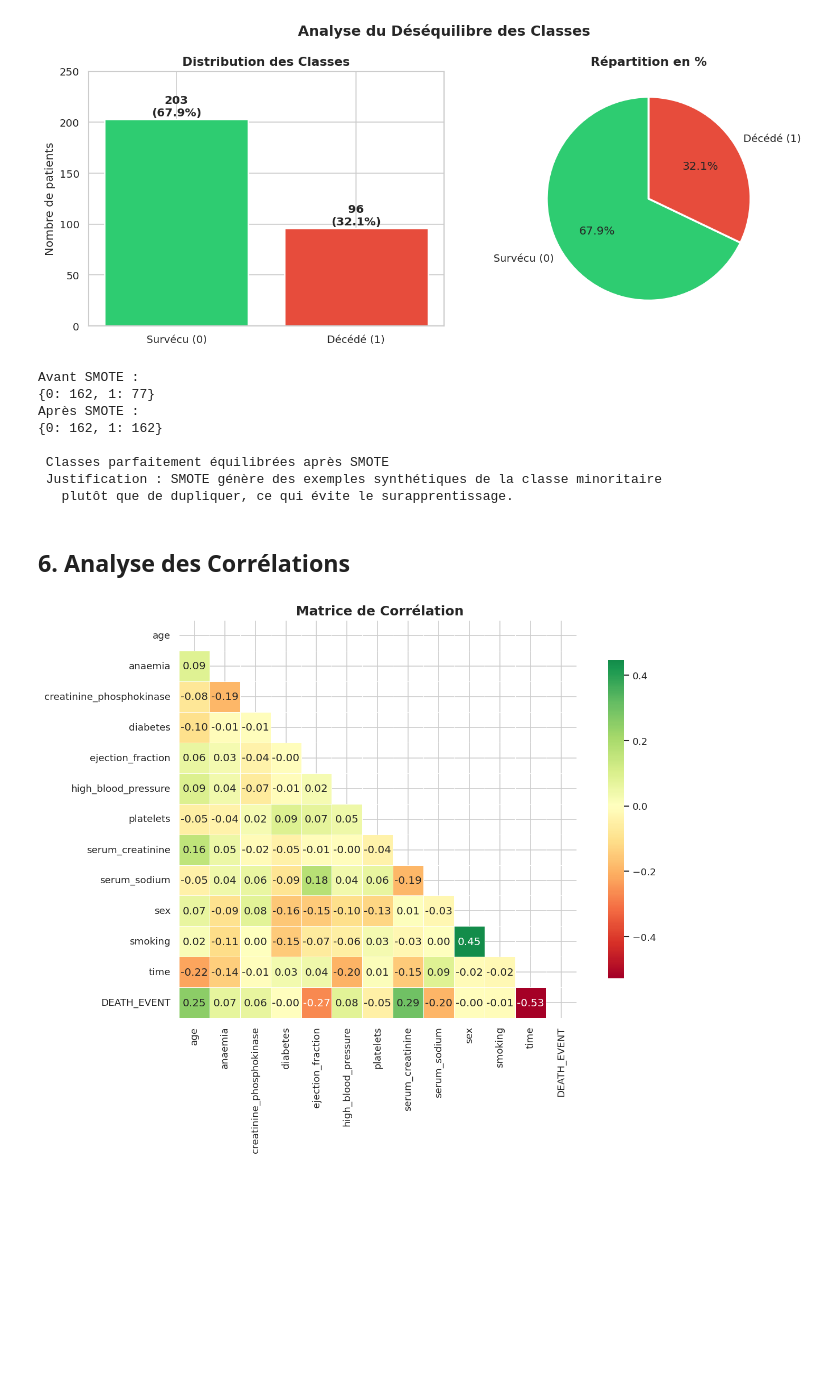
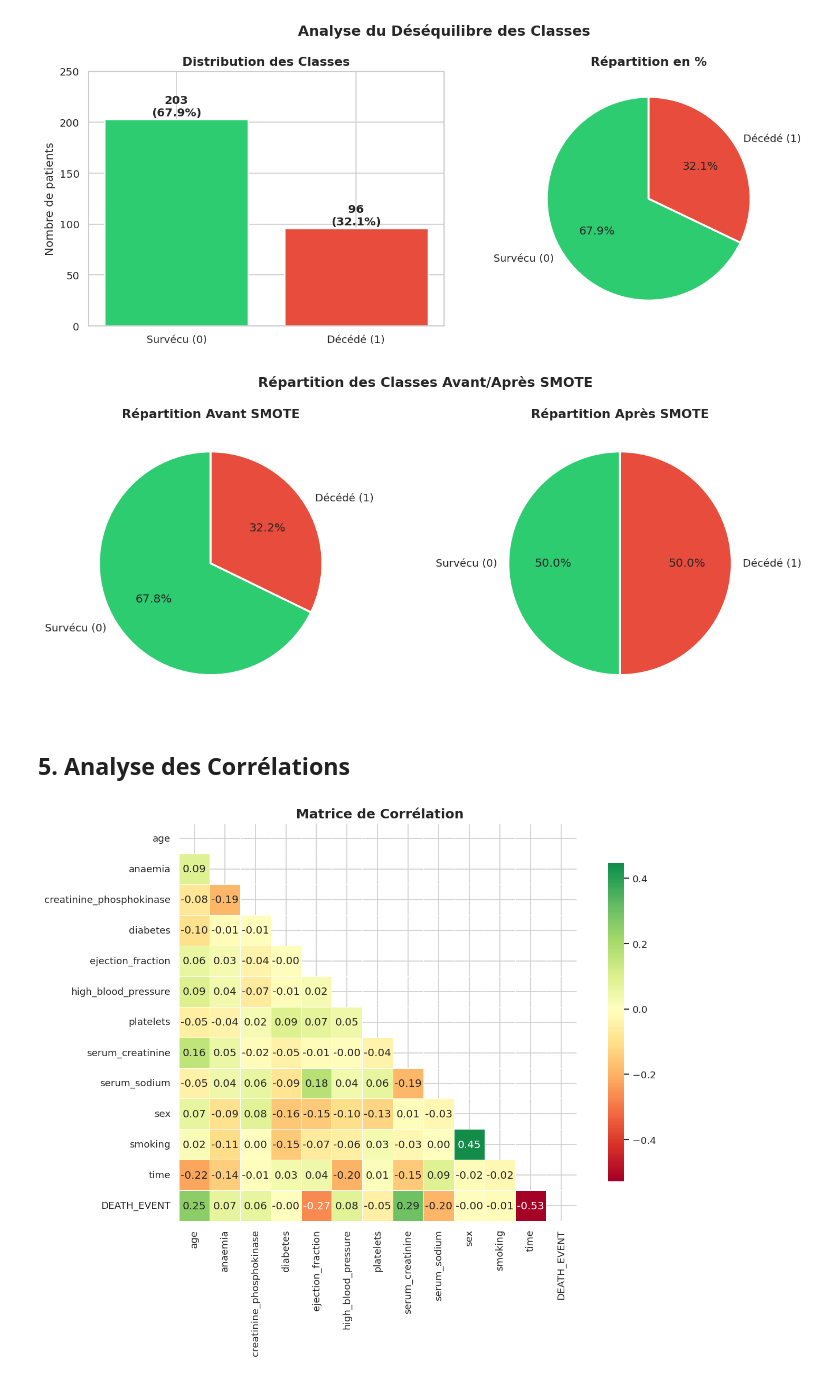
Before and after one commit to Adegal16/CODING-WEEK, a Jupyter notebook: notebooks/eda.ipynb, the cells around one changed output. Drawn from its saved outputs; the diff is of its cells as text; code cells hidden in the pictures; blank space fills up the shorter version.

```diff
--- a/notebooks/eda.ipynb
+++ b/notebooks/eda.ipynb
@@ -209,37 +215,41 @@ plt.show()
 # %%
 from imblearn.over_sampling import SMOTE
 from sklearn.model_selection import train_test_split
 
 X = df_clean.drop(columns=['DEATH_EVENT'])
 y = df_clean['DEATH_EVENT']
 
 X_train, X_test, y_train, y_test = train_test_split(
     X, y, test_size=0.2, random_state=42, stratify=y
 )
 
-print('Avant SMOTE :')
-print(y_train.value_counts().to_dict())
+# Pie chart après SMOTE
+fig, axes = plt.subplots(1, 2, figsize=(12, 5))
+colors = ['#2ecc71', '#e74c3c']
+labels = ['Survécu (0)', 'Décédé (1)']
 
-smote = SMOTE(random_state=42)
-X_train_res, y_train_res = smote.fit_resample(X_train, y_train)
+# Avant SMOTE
+avant = pd.Series(y_train).value_counts().sort_index()
+axes[0].pie(avant.values, labels=labels, colors=colors,
+            autopct='%1.1f%%', startangle=90,
+            wedgeprops=dict(edgecolor='white', linewidth=2))
+axes[0].set_title('Répartition Avant SMOTE', fontsize=13, fontweight='bold')
 
-print('Après SMOTE :')
-print(pd.Series(y_train_res).value_counts().to_dict())
-print()
-print(' Classes parfaitement équilibrées après SMOTE')
-print(' Justification : SMOTE génère des exemples synthétiques de la classe minoritaire')
-print('   plutôt que de dupliquer, ce qui évite le surapprentissage.')
+# Après SMOTE
+apres = pd.Series(y_train_res).value_counts().sort_index()
+axes[1].pie(apres.values, labels=labels, colors=colors,
+            autopct='%1.1f%%', startangle=90,
+            wedgeprops=dict(edgecolor='white', linewidth=2))
+axes[1].set_title('Répartition Après SMOTE', fontsize=13, fontweight='bold')
+
+fig.suptitle(' Répartition des Classes Avant/Après SMOTE',
+             fontsize=14, fontweight='bold')
+plt.tight_layout()
+plt.show()
 # %% [output]
-Avant SMOTE :
-{0: 162, 1: 77}
-Après SMOTE :
-{0: 162, 1: 162}
-
- Classes parfaitement équilibrées après SMOTE
- Justification : SMOTE génère des exemples synthétiques de la classe minoritaire
-   plutôt que de dupliquer, ce qui évite le surapprentissage.
+[figure, added]
 # %% [markdown]
-##  6. Analyse des Corrélations
+## 5. Analyse des Corrélations
 # %%
 fig, ax = plt.subplots(figsize=(12, 9))
 corr_matrix = df.corr()
```
Also changed, not shown: parts of 8 cells of this notebook.
